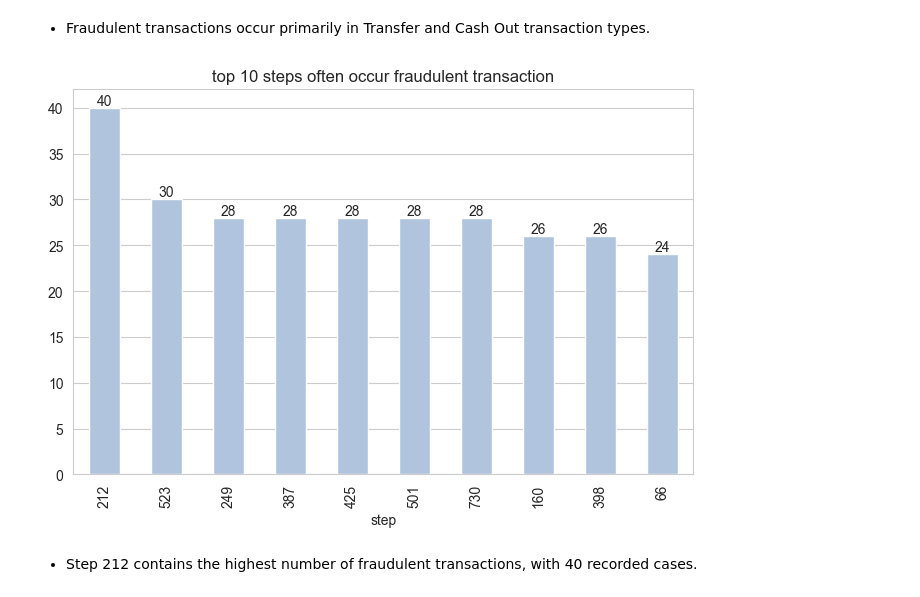
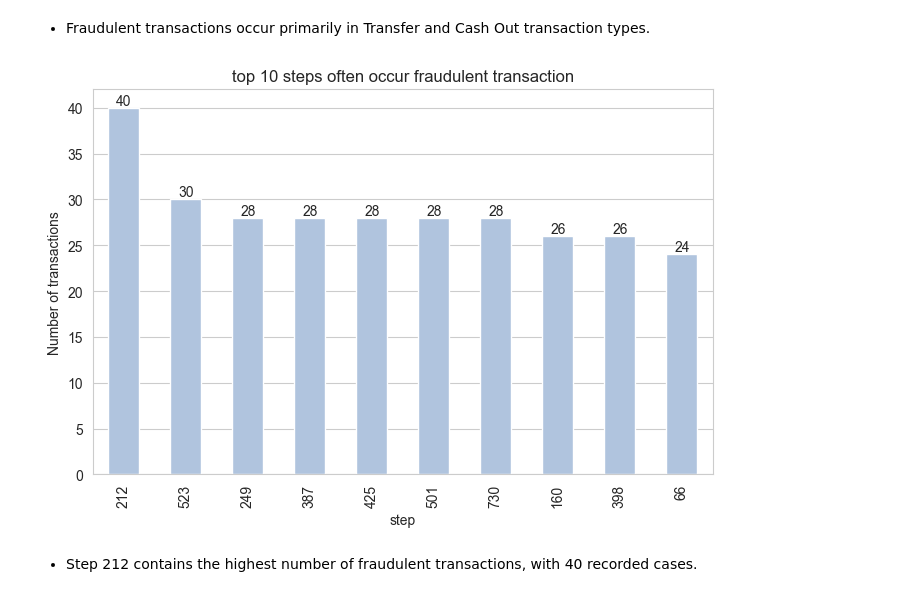
Before and after one commit to luunguyentankhai/ADY201m, a Jupyter notebook: preprocessing/data_cleaning.ipynb, the cells around one changed output. Saved outputs shown, nothing was run; the diff lists cells and outputs as text; code cells hidden in the pictures.

```diff
--- a/preprocessing/data_cleaning.ipynb
+++ b/preprocessing/data_cleaning.ipynb
@@ -353,17 +350,19 @@ ax[1].grid(axis='y')
 # %%
 df1 = df[df['isFraud'] == 1]
 df2 = df1['step'].value_counts().head(10)
+
 plt.figure(figsize= (8,5))
 ax = df2.plot(kind= 'bar', color= 'lightsteelblue')
+
 for container in ax.containers:
     ax.bar_label(container)
+
 plt.title('top 10 steps often occur fraudulent transaction')
+plt.ylabel("Number of transactions")
 plt.grid(axis= 'x')
 plt.show()
-
-del ax, df2
 # %% [output]
-[figure, old version]
+[figure, new version]
 # %% [markdown]
 - Step 212 contains the highest number of fraudulent transactions, with 40 recorded cases.
 # %%
```
Also changed, not shown: parts of 12 cells of this notebook.
